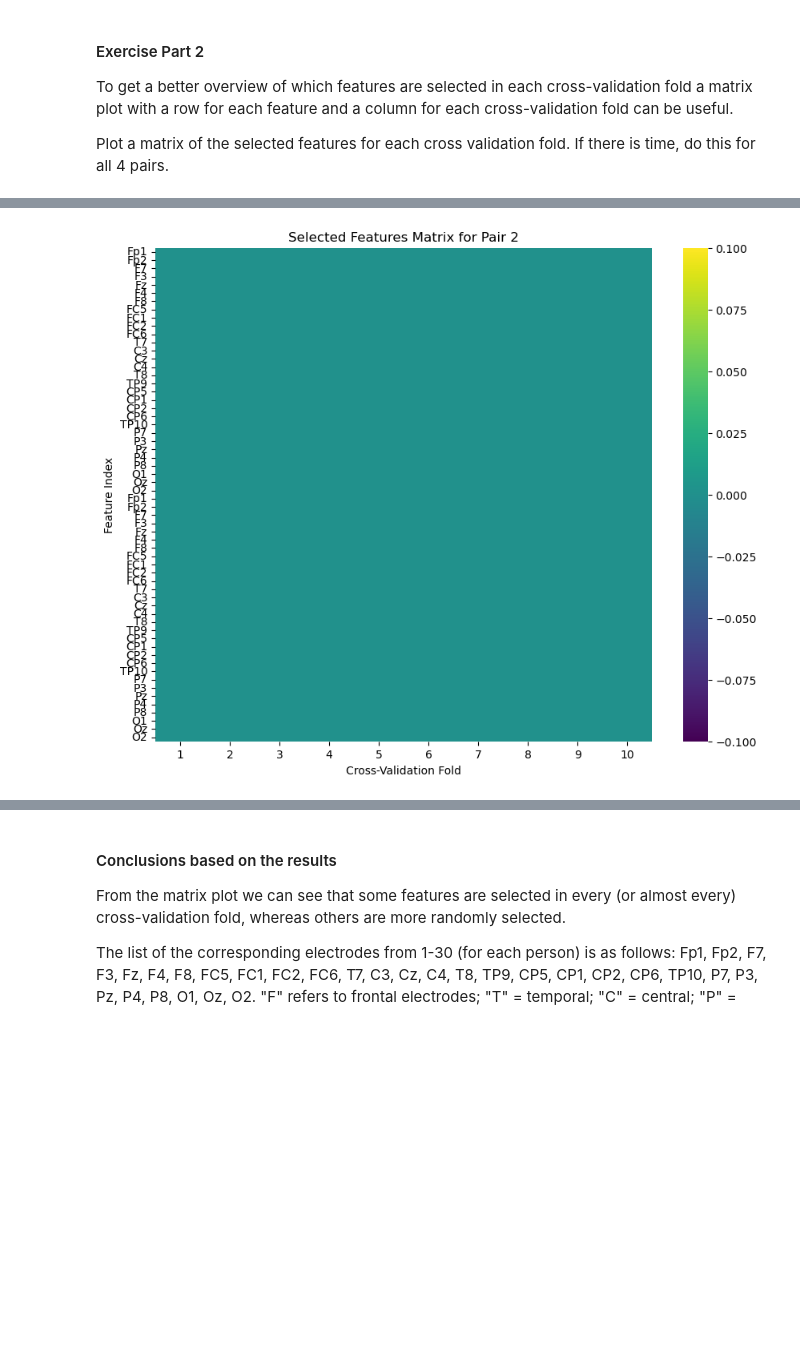
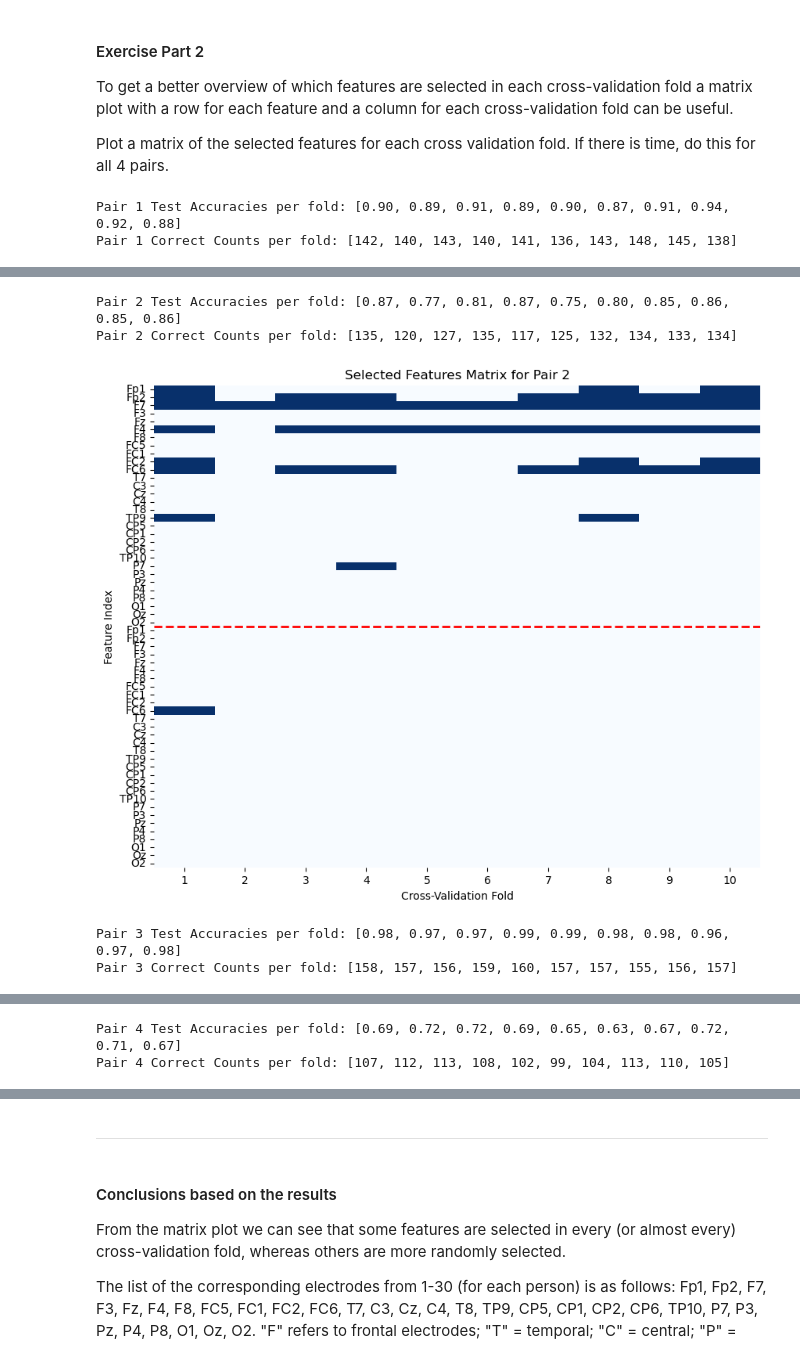
Before and after one commit to HrStamm/Projekt-2---HumanCognition, a Jupyter notebook: logistic_regression_classification_2025_weeks8&9.ipynb, the cells around one changed output, grey strips where cells are left out. Saved outputs shown, nothing was run; the diff lists cells and outputs as text; code cells hidden in the pictures; blank space fills up the shorter version.

```diff
--- a/logistic_regression_classification_2025_weeks8&9.ipynb
+++ b/logistic_regression_classification_2025_weeks8&9.ipynb
@@ -146,14 +199,6 @@ feature_names = [
     "FC6", "T7", "C3", "Cz", "C4", "T8", "TP9", "CP5", "CP1", "CP2",
     "CP6", "TP10", "P7", "P3", "Pz", "P4", "P8", "O1", "Oz", "O2"
 ] * 2
-
-
-# update sfs_features to use feature names instead of indices
-# (remember to do this twice because they're a pair of lists)
-for p in range(n_pairs):
-    sfs_features[p] = [
-        [feature_names[i] for i in selected] for selected in sfs_features[p]
-    ]
 
 # Visualize selected features across folds for each pair
 for p in range(n_pairs):
@@ -164,12 +209,23 @@ for p in range(n_pairs):
     for k, selected in enumerate(sfs_features[p]):
         feature_matrix[selected, k] = 1  # Mark selected features for this fold
 
+    # plot accuracy and confusion matrix info
+    print(f"Pair {p+1} Test Accuracies per fold: [{', '.join(f'{v:.2f}' for v in test_acc[p])}]")
+    print(f"Pair {p+1} Correct Counts per fold: [{', '.join(f'{v}' for v in correct_counts[p])}]")
+    #print(f"Pair {p+1} Confusion Matrices per fold:")
+    #for k in range(K):
+    #    print(f" Fold {k+1}:\n{conf_matrices[p][k]}")
+
     plt.figure(figsize=(10, 8))
     plt.title(f'Selected Features Matrix for Pair {p+1}')
-    sns.heatmap(feature_matrix, cmap='viridis', cbar=True,
+    ax = sns.heatmap(feature_matrix, cmap='Blues', cbar=False,
                 xticklabels=[f'{i+1}' for i in range(K)],
                 yticklabels=feature_names)
+    # draw a red dashed horizontal line between the two participants (after feature index 29)
+    ax.axhline(y=30, color='red', linestyle='--', linewidth=2)
     plt.xlabel('Cross-Validation Fold')
     plt.ylabel('Feature Index')
     plt.show()
 # %% [output]
+Pair 1 Test Accuracies per fold: [0.90, 0.89, 0.91, 0.89, 0.90, 0.87, 0.91, 0.94, 0.92, 0.88]
+Pair 1 Correct Counts per fold: [142, 140, 143, 140, 141, 136, 143, 148, 145, 138]
@@ -177 +233,5 @@ for p in range(n_pairs):
+Pair 2 Test Accuracies per fold: [0.87, 0.77, 0.81, 0.87, 0.75, 0.80, 0.85, 0.86, 0.85, 0.86]
+Pair 2 Correct Counts per fold: [135, 120, 127, 135, 117, 125, 132, 134, 133, 134]
-[figure, old version]
+[figure, new version]
+Pair 3 Test Accuracies per fold: [0.98, 0.97, 0.97, 0.99, 0.99, 0.98, 0.98, 0.96, 0.97, 0.98]
+Pair 3 Correct Counts per fold: [158, 157, 156, 159, 160, 157, 157, 155, 156, 157]
@@ -178,0 +239,2 @@ for p in range(n_pairs):
+Pair 4 Test Accuracies per fold: [0.69, 0.72, 0.72, 0.69, 0.65, 0.63, 0.67, 0.72, 0.71, 0.67]
+Pair 4 Correct Counts per fold: [107, 112, 113, 108, 102, 99, 104, 113, 110, 105]
@@ -180,3 +242,5 @@ for p in range(n_pairs):
+# %% [markdown]
+---
 # %% [markdown]
 #### Conclusions based on the results
 
```
Also changed, not shown: parts of 5 cells of this notebook.
